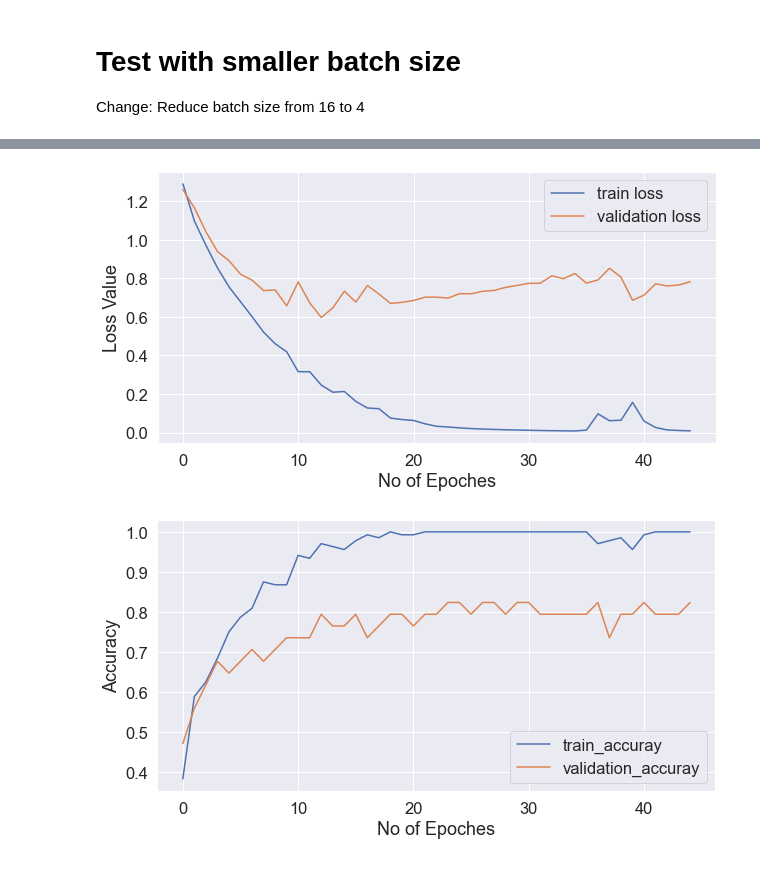
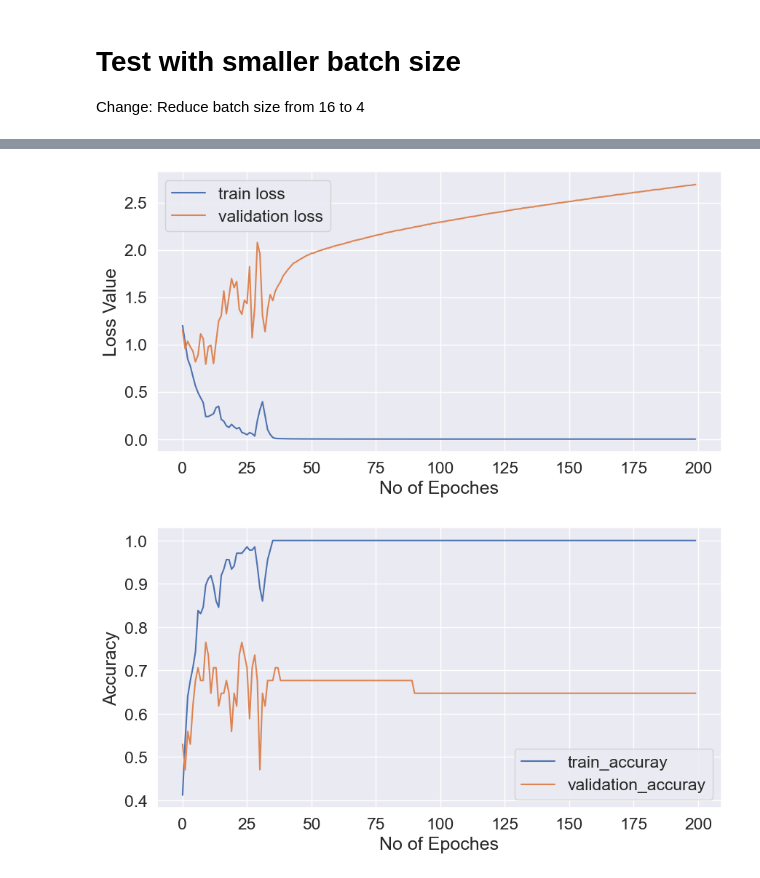
Before and after one commit to TimothyOoi/HAR-with-WiFi-CSI-and-Visible-Light, a Jupyter notebook: model/combined_data_experiment_v2.ipynb, the cells around one changed output, grey strips where cells are left out. Drawn from its saved outputs; the diff is of its cells as text; code cells hidden in the pictures.

Commit message:
added latest model training notebooks and models

```diff
--- a/model/combined_data_experiment_v2.ipynb
+++ b/model/combined_data_experiment_v2.ipynb
@@ -39,4 +38,4 @@ file_lst = os.listdir(r"..\230510_combined_data")
 # %%
-for fname, label in data_files_iter(r"..\230510_combined_data"):
+for fname, label in data_files_iter(r"..\dataset\230510_combined_data"):
     print(fname, label)
 # %% [output]
@@ -73,7 +72,7 @@ def get_label(activity, label):
         list_y.append(label)
     return np.array(list_y).reshape(-1, 1)
 # %%
-all_data_files = [(f, lbl) for f, lbl in data_files_iter(r"..\230510_combined_data")]
+all_data_files = [(f, lbl) for f, lbl in data_files_iter(r"..\dataset\230510_combined_data")]
 empty_files = [tup[0] for tup in all_data_files if tup[1] == 'empty']
 stand_files = [tup[0] for tup in all_data_files if tup[1] == 'stand']
 sit_files = [tup[0] for tup in all_data_files if tup[1] == 'sit']
@@ -377,14 +385,14 @@ callbacks = myCallback()
 earlystopping = tf.keras.callbacks.EarlyStopping(monitor='loss', patience=10)
 
 model = tf.keras.models.Sequential([
-    tf.keras.layers.LSTM(units=32, input_shape= X_train[-2,:].shape),#timestep and number of columns((500, 256)
+    tf.keras.layers.LSTM(units=32, input_shape= X_train[-2,:].shape),
     # tf.keras.layers.Dropout(rate=0.5), #for overfitting
     tf.keras.layers.Dense(units=16, activation='relu'),
     tf.keras.layers.Dense(y_train.shape[1], activation='softmax'),#Softmax converts a real vector to a vector of
                                                                   #categorical probabilities
                                                                     # output shape (number of classes)
 ])
-opt = tf.keras.optimizers.Adam(learning_rate=1e-3)
+opt = tf.keras.optimizers.Adam(learning_rate=1e-2)
 model.compile(loss='categorical_crossentropy', optimizer=opt, metrics=['accuracy'])
 # %%
 history = model.fit(X_train, y_train, epochs= 200, batch_size=4, validation_split = 0.2, callbacks = [callbacks, earlystopping])
@@ -424,18 +434,18 @@ plt.xlabel('No of Epoches')
 plt.legend()
 plt.show()
 # %% [output]
-[figure, old version]
+[figure, new version]
 # %%
 # plot history
 figure(figsize=(10, 5))
-plt.plot(history.history['accuracy'], label='train_accuray')
-plt.plot(history.history['val_accuracy'], label='validation_accuray')
+plt.plot(history.history['accuracy'], label='train_accuracy')
+plt.plot(history.history['val_accuracy'], label='validation_accuracy')
 plt.ylabel('Accuracy')
 plt.xlabel('No of Epoches')
 plt.legend()
 plt.show()
 # %% [output]
-[figure, old version]
+[figure, new version]
 # %%
 from sklearn.metrics import confusion_matrix
 confusion_matrix = confusion_matrix(np.argmax(y_test, axis=1), np.argmax(y_pred, axis=1))
```
Also changed, not shown: parts of 22 cells of this notebook, 25 other files.
